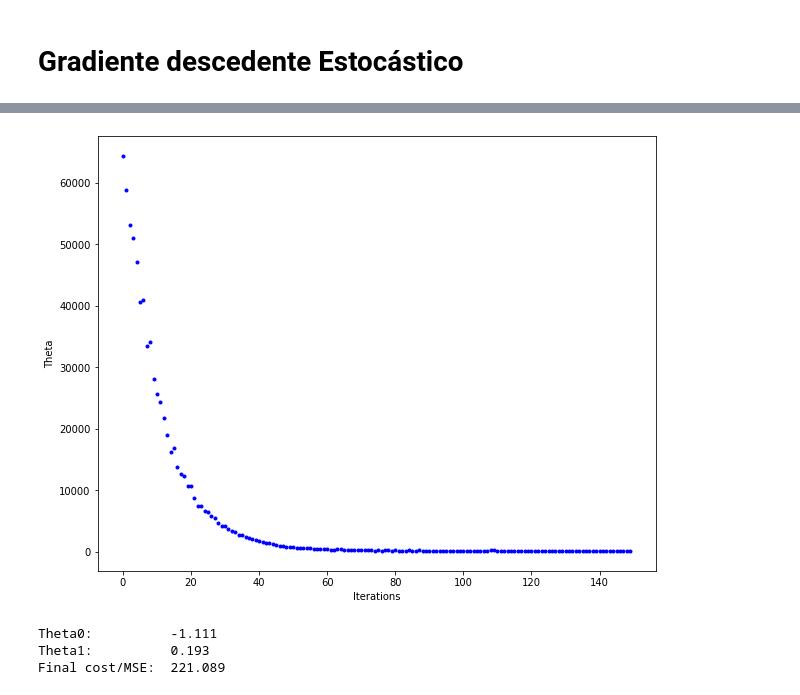
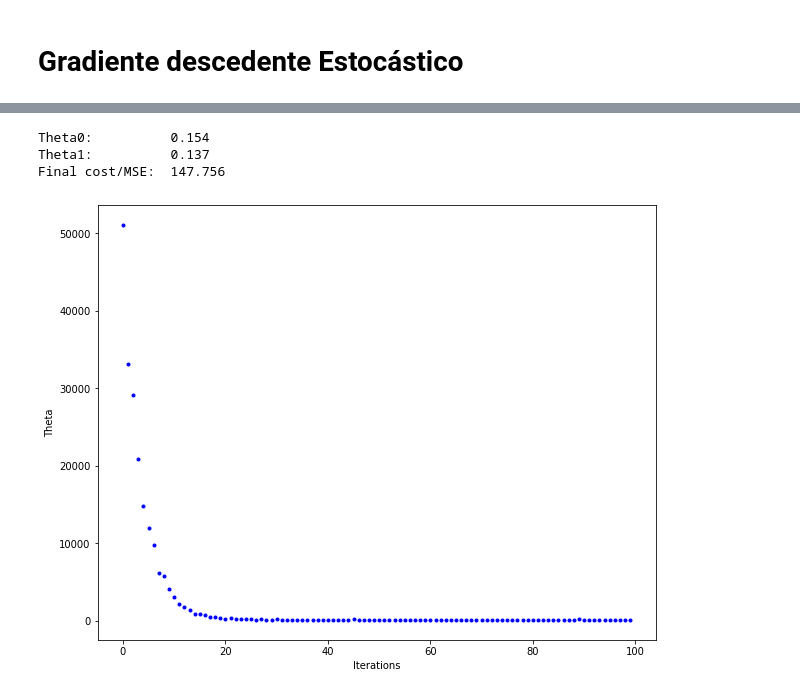
Before and after one commit to Ruann-01/Python_IA, a Jupyter notebook: Atividade 3/Atividade 3 -- Regressão Linear.ipynb, the cells around one changed output, grey strips where cells are left out. Saved outputs shown, nothing was run; the diff lists cells and outputs as text; code cells hidden in the pictures.

```diff
--- a/Atividade 3/Atividade 3 -- Regressão Linear.ipynb
+++ b/Atividade 3/Atividade 3 -- Regressão Linear.ipynb
@@ -250,13 +160,13 @@ def stocashtic_gradient_descent(X,y,theta,learning_rate=0.01,iterations=10):
 # %%
-lr =0.0001
-n_iter = 150
+lr =0.0001 #Definindo a taxa de aprendizagem
+n_iter1 = 100 #Definindo número de interações
 
-theta = np.random.randn(2,1)
+theta = np.random.randn(2,1) #Gerando o teta(pesos) randomicamente
 
-X_b = np.c_[np.ones((len(X),1)),X]
-theta,cost_history = stocashtic_gradient_descent(X_b,y,theta,lr,n_iter)
+X_b = np.c_[np.ones((len(X),1)),X] #Criando uma matriz de 1's para fazer a multiplicação com o peso w0
+theta,cost_history1 = stocashtic_gradient_descent(X_b,y,theta,lr,n_iter)
 
 
 print('Theta0:          {:0.3f}\nTheta1:          {:0.3f}'.format(theta[0][0],theta[1][0]))
-print('Final cost/MSE:  {:0.3f}'.format(cost_history[-1]))
+print('Final cost/MSE:  {:0.3f}'.format(cost_history1[-1]))
 # %% [output]
@@ -266,26 +211,25 @@ Final cost/MSE:  179.938
+# %%
+lr =0.0003 #Definindo taxa de aprendizagem
+n_iter3 = 100 #Definindo número de interações
+
+theta = np.random.randn(2,1) #Gerando o teta(pesos) randomicamente
+
+X_b = np.c_[np.ones((len(X),1)),X]#Criando uma matriz de 1's para fazer a multiplicação com o peso w0
+theta,cost_history3 = stocashtic_gradient_descent(X_b,y,theta,lr,n_iter)
+
+
+print('Theta0:          {:0.3f}\nTheta1:          {:0.3f}'.format(theta[0][0],theta[1][0]))
+print('Final cost/MSE:  {:0.3f}'.format(cost_history3[-1]))
+# %% [output]
+Theta0:          0.154
+Theta1:          0.137
+Final cost/MSE:  147.756
 # %%
 fig,ax = plt.subplots(figsize=(10,8))
 
 ax.set_ylabel('Theta')
 ax.set_xlabel('Iterations')
-theta = np.random.randn(2,1)
 
-ax.plot(range(n_iter),cost_history,'b.');
+ax.plot(range(n_iter3),cost_history3,'b.');
 # %% [output]
-[figure, old version]
+[figure, new version]
-# %%
-lr =0.001
-n_iter = 100
-
-theta = np.random.randn(2,1)
-
-X_b = np.c_[np.ones((len(X),1)),X]
-theta,cost_history = stocashtic_gradient_descent(X_b,y,theta,lr,n_iter)
-
-
-print('Theta0:          {:0.3f}\nTheta1:          {:0.3f}'.format(theta[0][0],theta[1][0]))
-print('Final cost/MSE:  {:0.3f}'.format(cost_history[-1]))
-# %% [output]
-Theta0:          -1.111
-Theta1:          0.193
-Final cost/MSE:  221.089
```
Also changed, not shown: parts of 29 cells of this notebook.
